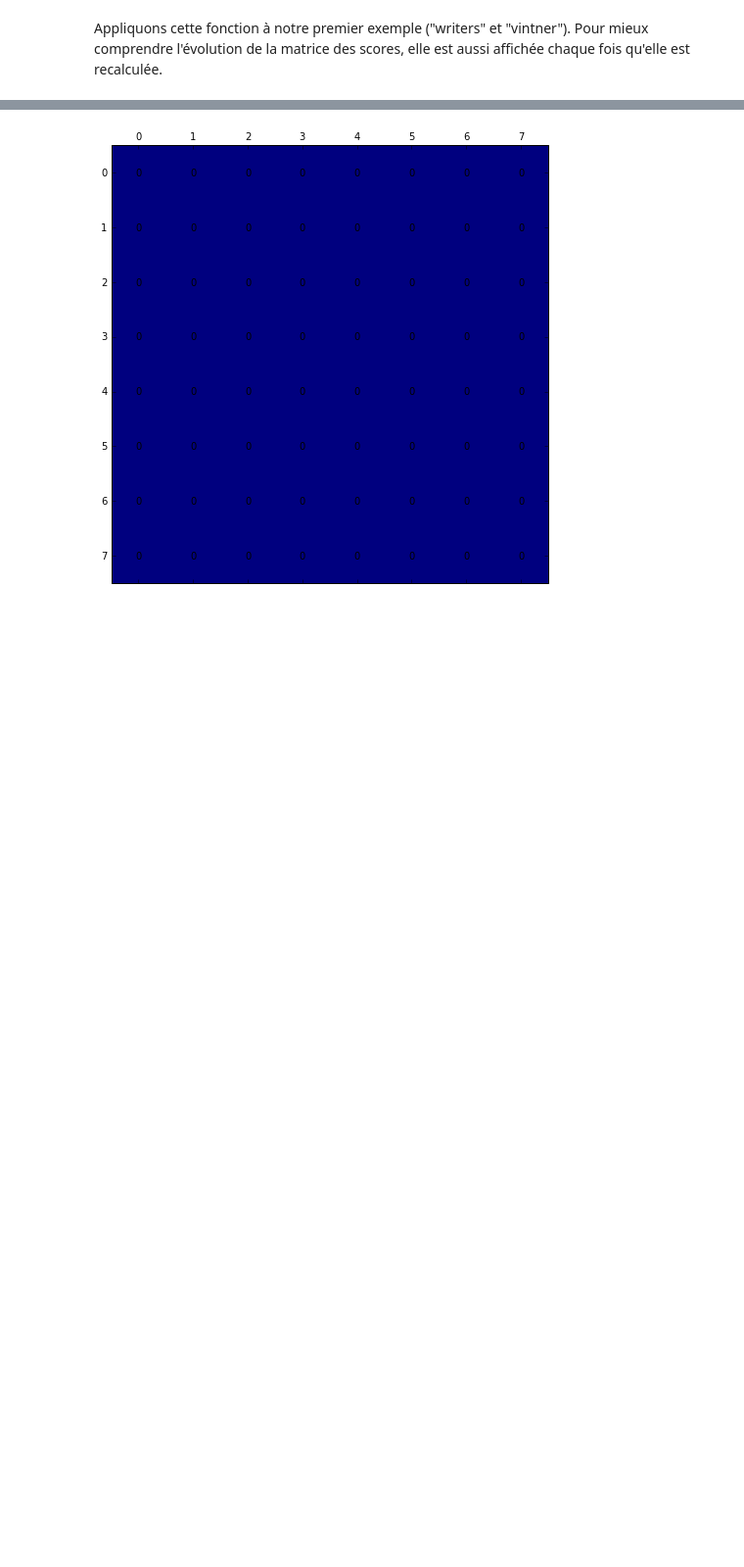
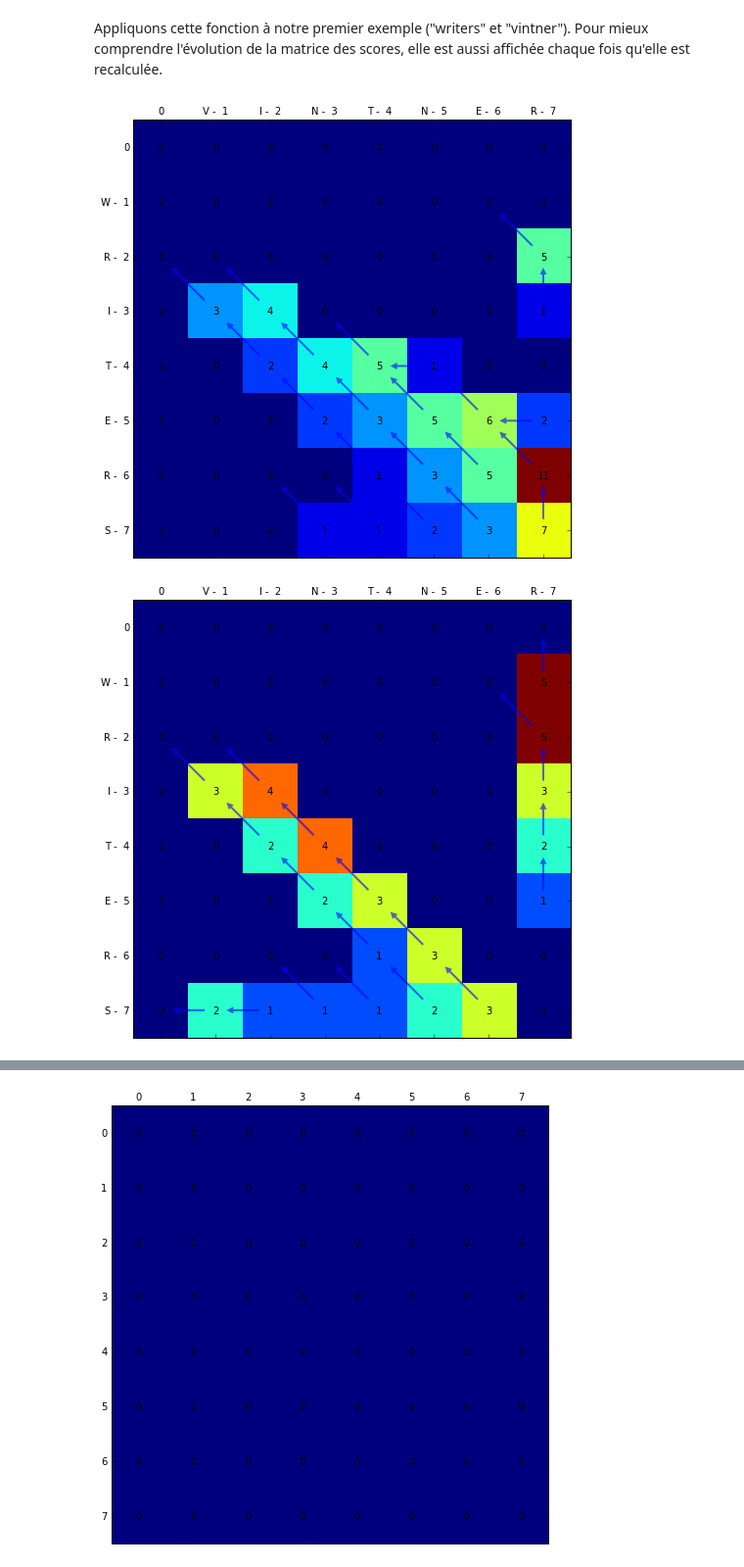
Before and after one commit to bonaert/bioinformatics, a Jupyter notebook: Report.ipynb, the cells around one changed output, grey strips where cells are left out. Shown at 98% size. Cells and saved outputs as stored; diff of their text form; code cells hidden in the pictures; blank space fills up the shorter version.

```diff
--- a/Report.ipynb
+++ b/Report.ipynb
@@ -326,7 +386,6 @@ def showPath(path, matrix=None, seq1=None, seq2=None):
     for x, y in path:
         mat[y][x] = 1
 
-    matrix = np.array(mat)
     plt.matshow(mat, cmap='Greys')
 
     # Axis Labels
@@ -838,8 +931,10 @@ Appliquons cette fonction à notre premier exemple ("writers" et "vintner"). Pou
 # %%
 s1, s2 = a, b
 #s1, s2 = ww1, ww2
-result = getAllBestLocalAlignements(s1, s2, blosum62, startGap=4, keepGap=1, l=10, showMatrix=False)
-printAlignementResult(s1, s2, result, showScore = True, showLength = True)
+result = getAllBestLocalAlignements(s1, s2, blosum62, startGap=4, keepGap=1, l=10, showMatrix=True)
+printAlignementResult(s1, s2, result, blosum62, showScore = True, showLength = False)
 
 scoreMatrix, paths, score, arrowMatrix, pathScores = result
 # %% [output]
+[figure, added]
+[figure, added]
```
Also changed, not shown: parts of 15 cells of this notebook, 6 other files.
